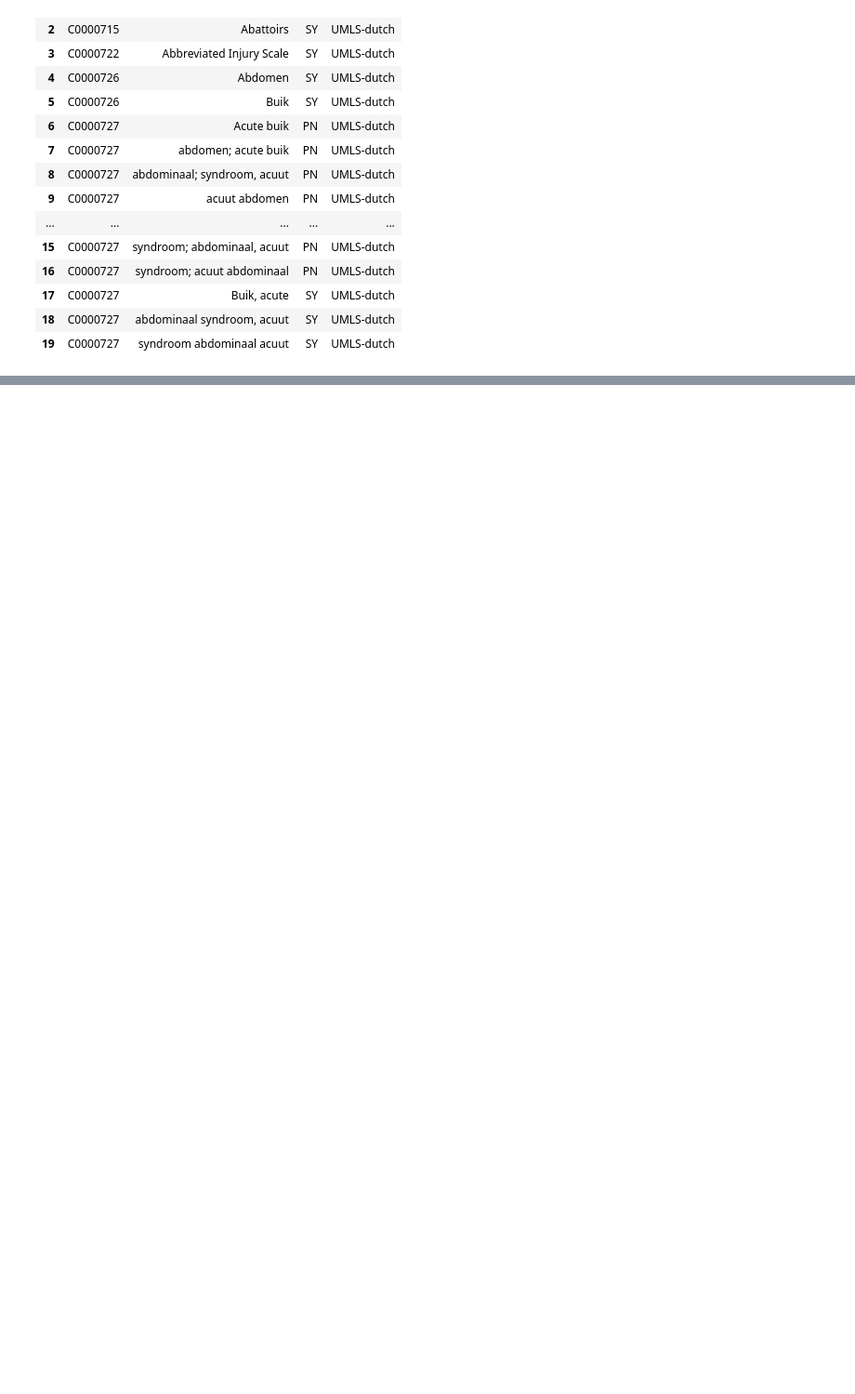
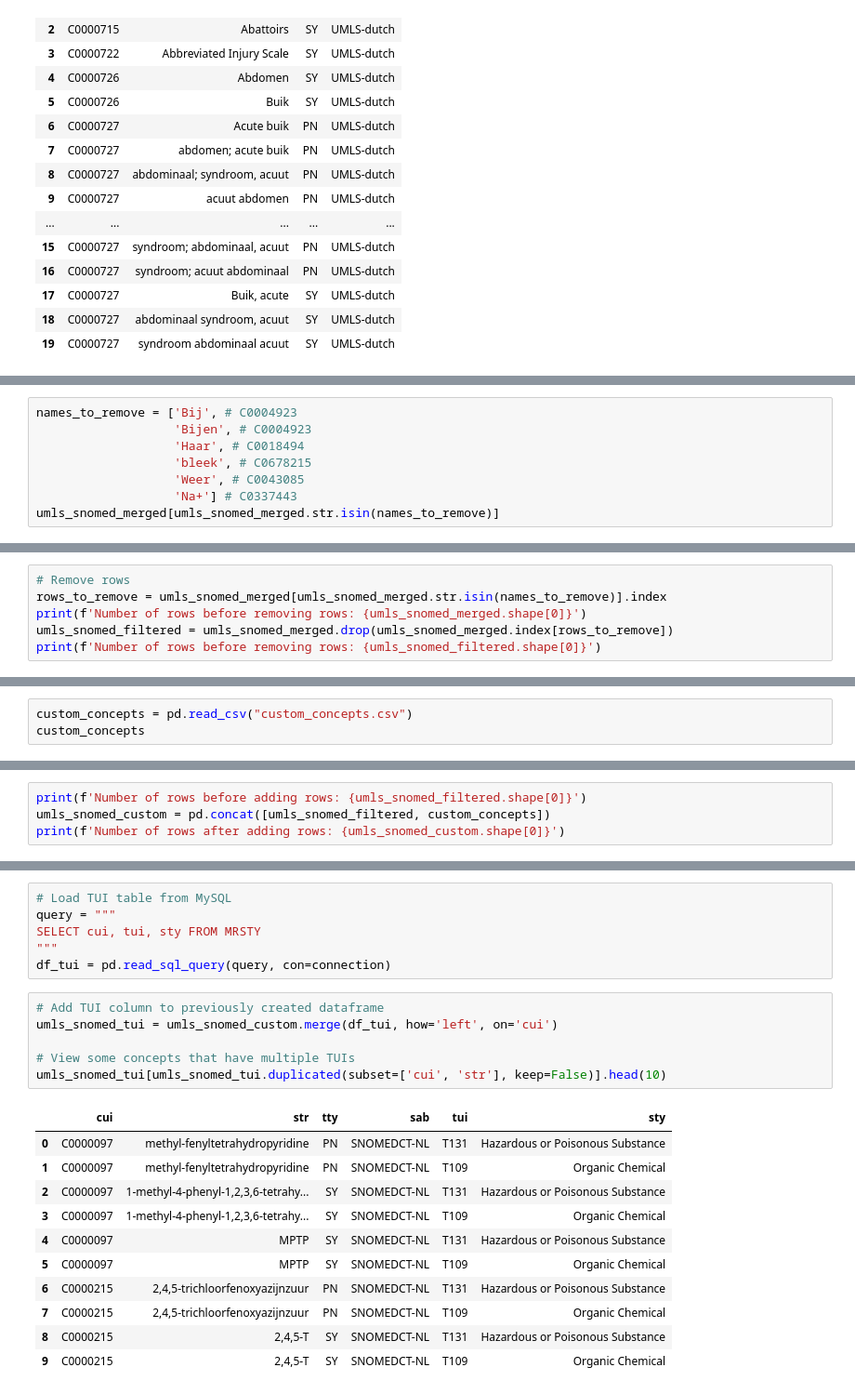
Before and after one commit to umcu/dutch-medical-concepts, a Jupyter notebook: dutch-umls_to_concept-table.ipynb, the cells around one changed output, grey strips where cells are left out. Shown: that part at 93% size. Drawn from its saved outputs; the diff is of its cells as text; blank space fills up the shorter version.

Commit message:
Merge unique mapping SNOMED concepts into UMLS

```diff
--- a/dutch-umls_to_concept-table.ipynb
+++ b/dutch-umls_to_concept-table.ipynb
@@ -343,0 +274,8 @@ df_umls_dutch_total_with_tui.to_csv('04_ConceptDB/umls-dutch_v1.3-complete.csv',
+# %%
+names_to_remove = ['Bij', # C0004923
+                   'Bijen', # C0004923
+                   'Haar', # C0018494
+                   'bleek', # C0678215
+                   'Weer', # C0043085
+                   'Na+'] # C0337443
+umls_snomed_merged[umls_snomed_merged.str.isin(names_to_remove)]
@@ -343,0 +290,6 @@ df_umls_dutch_total_with_tui.to_csv('04_ConceptDB/umls-dutch_v1.3-complete.csv',
+# %%
+# Remove rows
+rows_to_remove = umls_snomed_merged[umls_snomed_merged.str.isin(names_to_remove)].index
+print(f'Number of rows before removing rows: {umls_snomed_merged.shape[0]}')
+umls_snomed_filtered = umls_snomed_merged.drop(umls_snomed_merged.index[rows_to_remove])
+print(f'Number of rows before removing rows: {umls_snomed_filtered.shape[0]}')
@@ -343,0 +311,3 @@ df_umls_dutch_total_with_tui.to_csv('04_ConceptDB/umls-dutch_v1.3-complete.csv',
+# %%
+custom_concepts = pd.read_csv("custom_concepts.csv")
+custom_concepts
@@ -343,0 +322,4 @@ df_umls_dutch_total_with_tui.to_csv('04_ConceptDB/umls-dutch_v1.3-complete.csv',
+# %%
+print(f'Number of rows before adding rows: {umls_snomed_filtered.shape[0]}')
+umls_snomed_custom = pd.concat([umls_snomed_filtered, custom_concepts])
+print(f'Number of rows after adding rows: {umls_snomed_custom.shape[0]}')
@@ -343,0 +332,24 @@ df_umls_dutch_total_with_tui.to_csv('04_ConceptDB/umls-dutch_v1.3-complete.csv',
+# %%
+# Load TUI table from MySQL
+query = """
+SELECT cui, tui, sty FROM MRSTY
+"""
+df_tui = pd.read_sql_query(query, con=connection)
+# %%
+# Add TUI column to previously created dataframe
+umls_snomed_tui = umls_snomed_custom.merge(df_tui, how='left', on='cui')
+
+# View some concepts that have multiple TUIs
+umls_snomed_tui[umls_snomed_tui.duplicated(subset=['cui', 'str'], keep=False)].head(10)
+# %% [output]
+|  | cui | str | tty | sab | tui | sty |
+| 0 | C0000097 | methyl-fenyltetrahydropyridine | PN | SNOMEDCT-NL | T131 | Hazardous or Poisonous Substance |
+| 1 | C0000097 | methyl-fenyltetrahydropyridine | PN | SNOMEDCT-NL | T109 | Organic Chemical |
+| 2 | C0000097 | 1-methyl-4-phenyl-1,2,3,6-tetrahy... | SY | SNOMEDCT-NL | T131 | Hazardous or Poisonous Substance |
+| 3 | C0000097 | 1-methyl-4-phenyl-1,2,3,6-tetrahy... | SY | SNOMEDCT-NL | T109 | Organic Chemical |
+| 4 | C0000097 | MPTP | SY | SNOMEDCT-NL | T131 | Hazardous or Poisonous Substance |
+| 5 | C0000097 | MPTP | SY | SNOMEDCT-NL | T109 | Organic Chemical |
+| 6 | C0000215 | 2,4,5-trichloorfenoxyazijnzuur | PN | SNOMEDCT-NL | T131 | Hazardous or Poisonous Substance |
+| 7 | C0000215 | 2,4,5-trichloorfenoxyazijnzuur | PN | SNOMEDCT-NL | T109 | Organic Chemical |
+| 8 | C0000215 | 2,4,5-T | SY | SNOMEDCT-NL | T131 | Hazardous or Poisonous Substance |
+| 9 | C0000215 | 2,4,5-T | SY | SNOMEDCT-NL | T109 | Organic Chemical |
```
Also changed, not shown: parts of 68 cells of this notebook, 3 other files.
